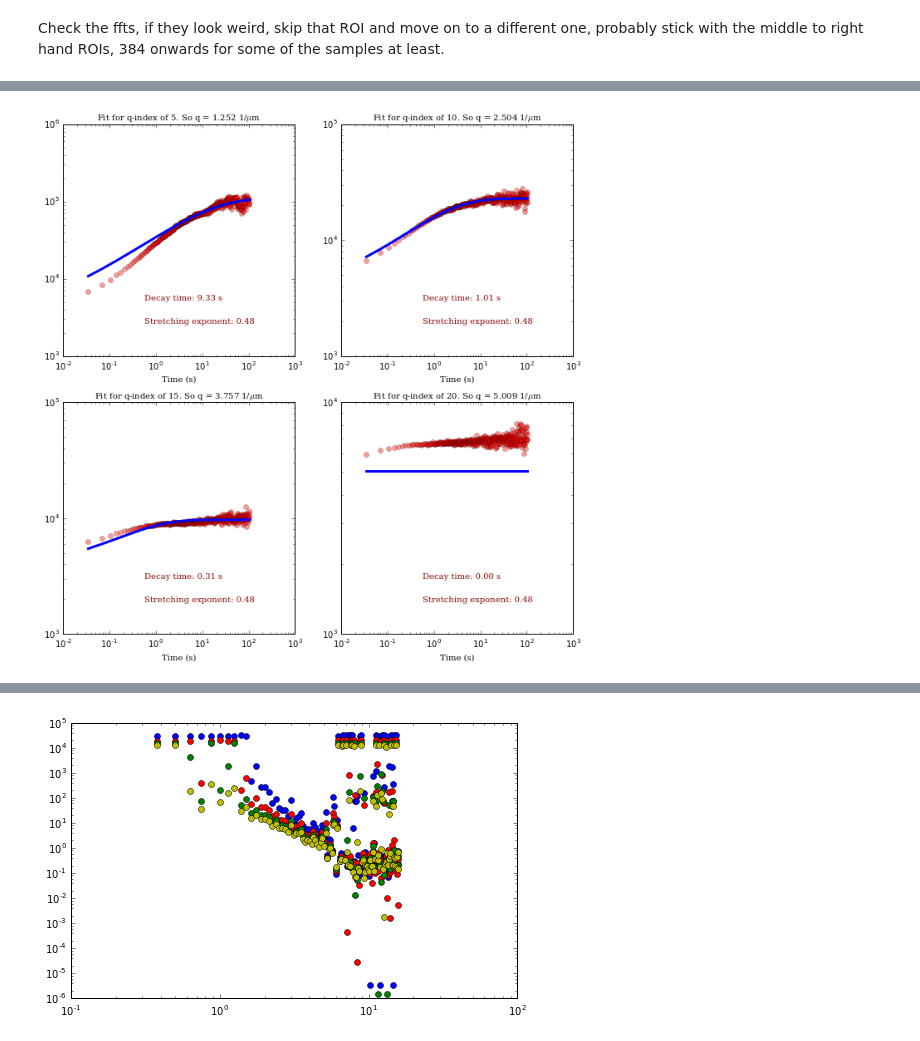
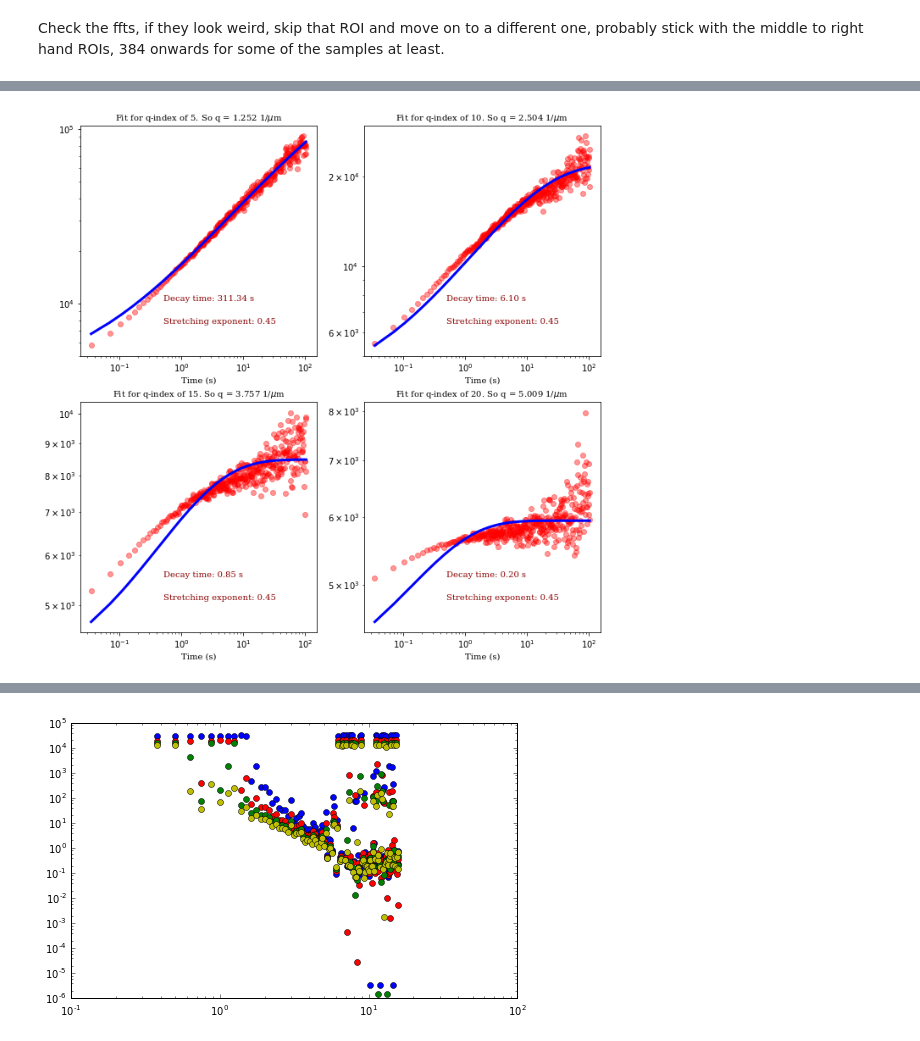
Before and after one commit to rmcgorty/Differential-Dynamic-Microscopy---Python, a Jupyter notebook: DDM analysis for DNA samples.ipynb, the cells around one changed output, grey strips where cells are left out. Cells and saved outputs as stored; diff of their text form; code cells hidden in the pictures.

```diff
--- a/DDM analysis for DNA samples.ipynb
+++ b/DDM analysis for DNA samples.ipynb
@@ -35,7 +35,7 @@ allResults = {}
 # %%
 Sample2 = ['0.02mgmlDNA_Buffer_17.5fps_55exp_8000frames', '0.02mgmlDNA_Buffer_49fps_20exp_8000frames','0.02mgmlDNA_Buffer_99fps_10exp_8000frames','0.02mgmlDNA_Buffer_99fps_10exp']
 #Sample2 = ['0.02mgmlDNA_ActNetworks_29fps_34exp','0.02mgmlDNA_ActNetworks_99fps_10exp','0.02mgmlDNA_ActNetworks_750fps_0.9exp']
-Sample = ['0.02mgmlDNA_MTNetwork_29fps_34exp']
+Sample = ['0.02mgmlDNA_CoNetwork_29fps_34exp']
 # %%
 newt = lambda t,s: (1./s)*gamma(1./s)*t
 framerate = 29.0
@@ -53,10 +65,10 @@ Check the ffts, if they look weird, skip that ROI and move on to a different one
 ### %matplotlib inline
 mpld3.enable_notebook()
 # Change the directory or data file and change the condition number so the average ROI list can be iterated over
-ss = 2 #changes the video
-c = 6 #changes the ROI
+ss = 6 #changes the video
+c = 0 #changes the ROI
 
-data_dir = "Z:\\Devynn_Summer2018\\Data\\2018-07-11_DNA\\2018-07-11_videos\\MTs\\"
+data_dir = "E:\\2018-07-11_videos\\Copolymerized\\"
 
 
 data_file = Sample[num]+"_"+samNumber[ss]+"_MMStack_Pos0.ome_"+ROI[c]+"_128x128_FFTDIFFS_dts_ravs.p"
@@ -78,7 +90,7 @@ mpld3.enable_notebook()
 q = np.arange(0,imDimension/2)*2*np.pi*(1./(imDimension*px))
 times = dts/framerate
 q_index = 50
-backg = 5790
+backg = 4900
 #We try to use the function `returnReasonableParams` to find reasonable initial guesses for the fitting function
 
 pars,minp,maxp,lmin,lmax,fix = ddm.returnReasonableParams(d=ravs[:,q_index],bg=backg, double=False, fps=framerate)
@@ -93,4 +105,5 @@ plt.xlabel('Time (s)');
 # %%
+f = 0
 def two_rounds_fitting(data, times):
     '''
     This function does two rounds of fitting.
@@ -103,14 +116,14 @@ def two_rounds_fitting(data, times):
     #Paramters:
     # Amplitude-0, TimeConst-1, Background-2, Alpha (strtching exp), (... same for second exp..))
 
-    minp[3]=0.3
-    maxp[3]=0.7
+    minp[3]=0.2
+    maxp[3]=0.6
     maxp[2]=4100
     minp[2]=0
-    pars[3]=0.476
+    pars[3]=0.446
     maxp[1] = 10000
     maxp[5] = 100
-    fix[3]=FT[1]
+    fix[3]=FT[f]
     fix[2]=FT[1]
     minp[6] = 0.5
     maxp[6]=1.0
@@ -138,34 +151,34 @@ def two_rounds_fitting(data, times):
 
     #Now use the Levenberg-Marquardt function. It returns the optimized paramters (fitparamsB), the
     #  best fit (theoryB), any error codes, and the chi-squared value (the sum of squares of the error)
     fitparamsB, theoryB, errCodeB, chi2B = ddm.newFit(data,times,newPars,minp,maxp,lmin,lmax,fix,
                                                       logfit=False,quiet=True,factor=0.8)
 
     return fitparamsB, theoryB, chi2B
 
 plt.figure(figsize=(11,11)) #Create figure of size 15x15 (inches)
 
 q_index = 10
 #Loop over four different q-values to do the fit
 for i,q_index in enumerate([5,10,15,20]):
     fitparamsB, theoryB, chi2B = two_rounds_fitting(ravs[:,q_index], times)
     ax = plt.subplot(2,2,i+1) #creating 4 subplots in a 2x2 grid
     ax.loglog(times,ravs[:,q_index],'ro',alpha=0.4)
     ax.plot(times, theoryB, '-b',lw=3)
     ax.text(0.35,0.25,'Decay time: %.2f s' % fitparamsB[1],
             fontdict=font_plt,horizontalalignment='left',
             verticalalignment='center', transform=ax.transAxes)
     ax.text(0.35,0.15,'Stretching exponent: %.2f' % fitparamsB[3],
             fontdict=font_plt,horizontalalignment='left',
             verticalalignment='center', transform=ax.transAxes)
     #ax.text(0.35,0.10,'Stretching exponent: %.2f' % fitparamsB[6],
             #fontdict=font_plt,horizontalalignment='left',
             #verticalalignment='center', transform=ax.transAxes)
     ax.set_xlabel("Time (s)", fontdict=font_plt_ax)
     ax.set_title("Fit for q-index of %i. So q = %.3f 1/$\mu$m" % (q_index, q[q_index]), fontdict=font_plt_ax)
     #ax.set_ylim(2.5e3,4.5e3)
 # %% [output]
-[figure, old version]
+[figure, new version]
 # %%
 #Now, we'll do that fit for *all* q-values
 
```
Also changed, not shown: parts of 6 cells of this notebook.
